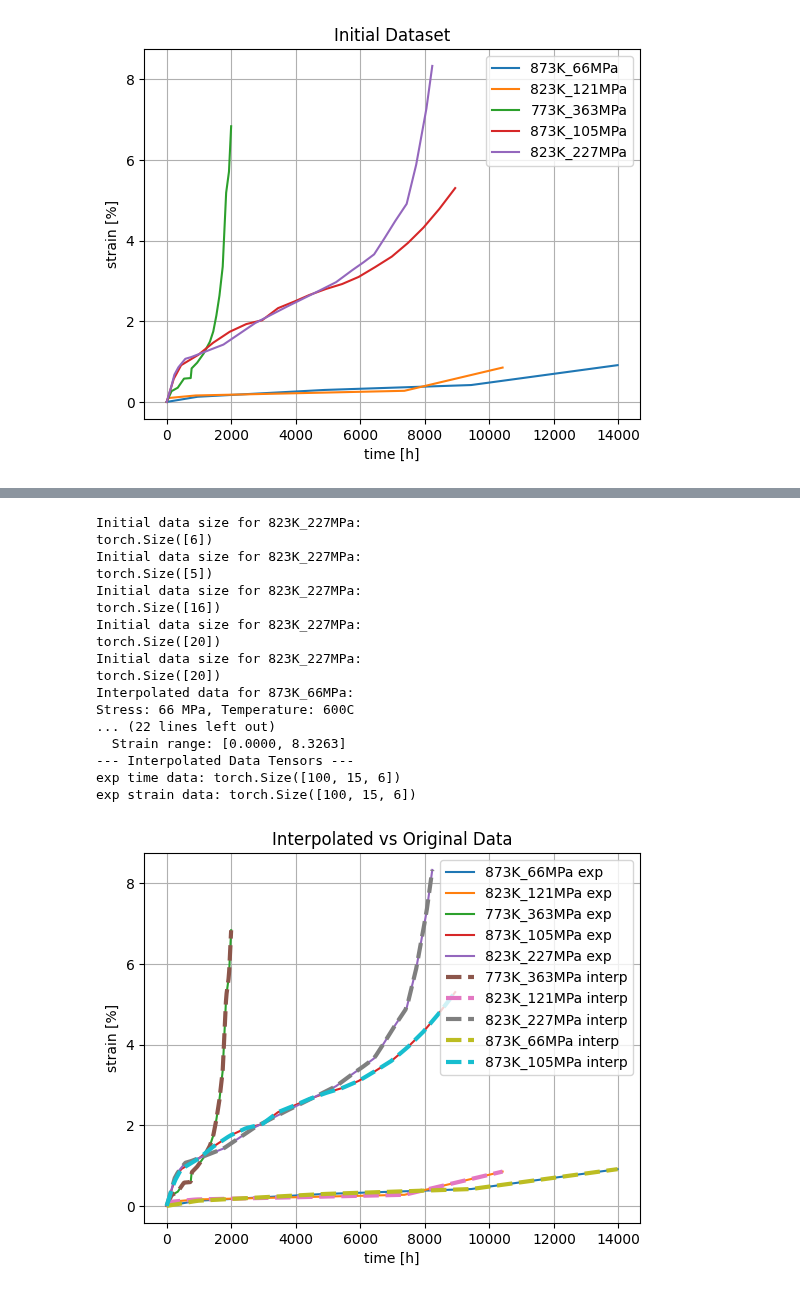
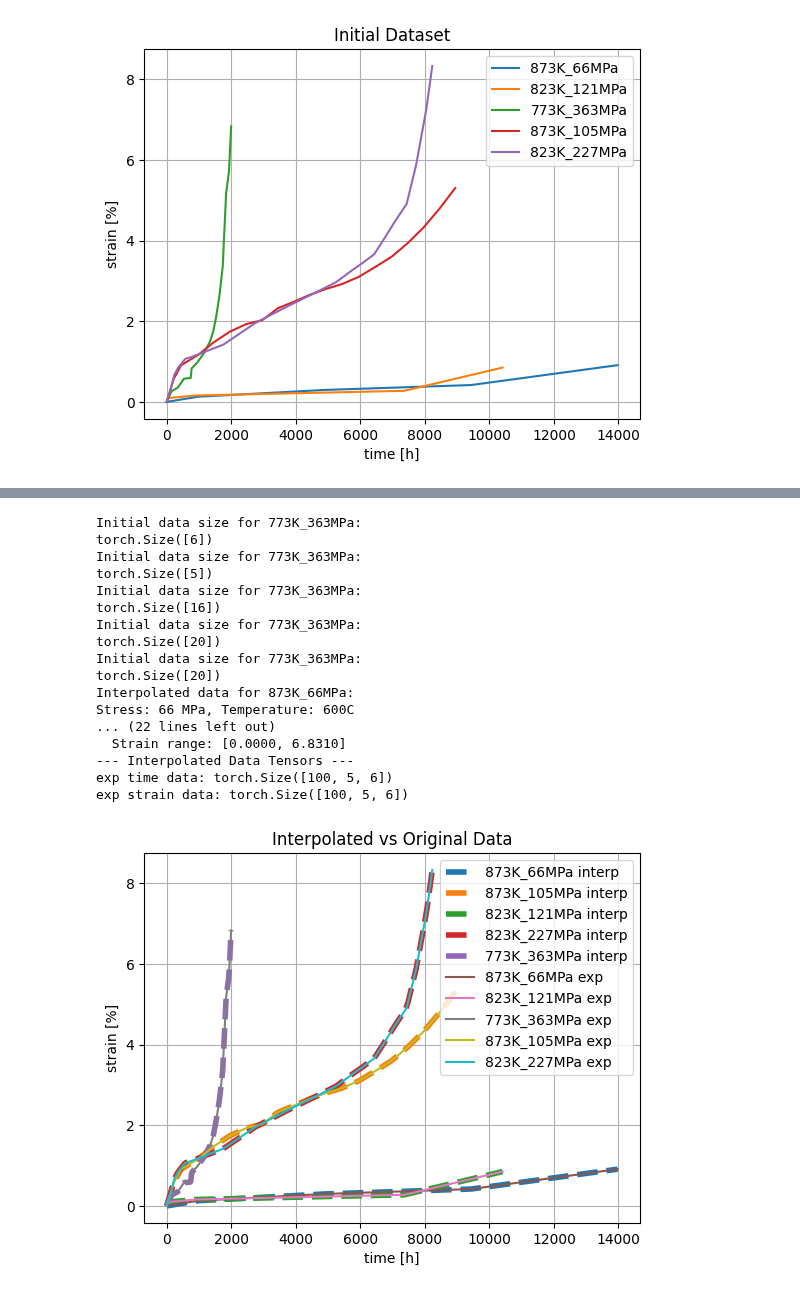
Before and after one commit to ColinMG2/neml2, a Jupyter notebook: cmg_projects/example_creep_deterministic.ipynb, the cells around one changed output, grey strips where cells are left out. Cells and saved outputs as stored; diff of their text form; code cells hidden in the pictures.

```diff
--- a/cmg_projects/example_creep_deterministic.ipynb
+++ b/cmg_projects/example_creep_deterministic.ipynb
@@ -81,12 +81,15 @@ plt.show()
 823K_227MPa: 227 MPa, 550C
 [figure]
 # %%
-nrate = 5
-ntemperature = 3
-nbatch = nrate * ntemperature
+nbatch = 5  # Number of actual experimental conditions
 ntime = 100
-stresses = torch.tensor([66, 105, 121, 227, 363], device=device)
-temperatures = torch.tensor([773, 823, 873], device=device)
-temperatures = temperatures - 273
-print(f"--- Initial Experimental Conditions ---\nuniaxial stresses:\n{stresses}\ntemperatures:\n{temperatures}")
+exp_conditions = [
+    ('873K_66MPa', 66, 600),
+    ('873K_105MPa', 105, 600),
+    ('823K_121MPa', 121, 550),
+    ('823K_227MPa', 227, 550),
+    ('773K_363MPa', 363, 500)
+]
+for batch_idx, (label, stress, temperature) in enumerate(exp_conditions):
+    print(f"{label}: {stress} MPa, {temperature}C")
 # %% [output]
@@ -131,11 +166,8 @@ for stress_label in time_data:
 exp_time_data = torch.zeros_like(loading, device=device)
 exp_strain_data = torch.zeros_like(loading, device=device)
 
-for label, (stress_val, temp_val) in stress_temp_map.items():
-    stress_idx = (stresses == stress_val).nonzero(as_tuple=True)[0].item()
-    temp_idx = (temperatures == temp_val).nonzero(as_tuple=True)[0].item()
-    batch_idx = temp_idx * nrate + stress_idx
-
+plt.figure()
+for batch_idx, (label, stress_val, temp_val) in enumerate(exp_conditions):
     min_time = time_data[label].min().item()
     max_time = time_data[label].max().item()
 
@@ -146,55 +178,44 @@ for label, (stress_val, temp_val) in stress_temp_map.items():
     exp_strain_data[:, batch_idx, 0] = torch.tensor(interp_strain, device=device)
     exp_time_data[:, batch_idx, 0] = time_values
 
     print(f"Interpolated data for {label}:")
     print(f"Stress: {stress_val} MPa, Temperature: {temp_val}C")
     print(f"Batch index: {batch_idx}")
     print(f"  Time range: [{exp_time_data[:, batch_idx, 0].min():.4f}, {exp_time_data[:, batch_idx, 0].max():.4f}]")
     print(f"  Strain range: [{exp_strain_data[:, batch_idx, 0].min():.4f}, {exp_strain_data[:, batch_idx, 0].max():.4f}]")
-
-batch_to_label = {}
-for label, (stress_val, temp_val) in stress_temp_map.items():
-    stress_idx = (stresses == stress_val).nonzero(as_tuple=True)[0].item()
-    temp_idx = (temperatures == temp_val).nonzero(as_tuple=True)[0].item()
-    batch_idx = temp_idx * nrate + stress_idx
-    batch_to_label[batch_idx] = label
-
+    plt.plot(exp_time_data[:, batch_idx, 0].cpu().numpy(), exp_strain_data[:, batch_idx, 0].cpu().numpy(),'--',lw=4, label=f"{label} interp")
 print("--- Interpolated Data Tensors ---")
 print(f"exp time data: {exp_time_data.shape}")
 print(f"exp strain data: {exp_strain_data.shape}")
 
-plt.figure()
+
 for stress_label in strain_data:
     plt.plot(time_data[stress_label].cpu().numpy(), strain_data[stress_label].cpu().numpy(), label=f'{stress_label} exp')
-for i in range(nbatch):
-    if exp_time_data[:, i, 0].abs().sum() > 0:
-        batch_label = batch_to_label[i]
-        plt.plot(exp_time_data[:, i, 0].cpu().numpy(), exp_strain_data[:, i, 0].cpu().numpy(), '--', linewidth=3, label=f'{batch_label} interp')
 plt.xlabel('time [h]')
 plt.ylabel('strain [%]')
 plt.title('Interpolated vs Original Data')
 plt.grid()
 plt.legend()
 plt.show()
 # %% [output]
-Initial data size for 823K_227MPa:
+Initial data size for 773K_363MPa:
 torch.Size([6])
-Initial data size for 823K_227MPa:
+Initial data size for 773K_363MPa:
 torch.Size([5])
-Initial data size for 823K_227MPa:
+Initial data size for 773K_363MPa:
 torch.Size([16])
-Initial data size for 823K_227MPa:
+Initial data size for 773K_363MPa:
 torch.Size([20])
-Initial data size for 823K_227MPa:
+Initial data size for 773K_363MPa:
 torch.Size([20])
 Interpolated data for 873K_66MPa:
 Stress: 66 MPa, Temperature: 600C
 ... (22 lines left out)
-  Strain range: [0.0000, 8.3263]
+  Strain range: [0.0000, 6.8310]
 --- Interpolated Data Tensors ---
-exp time data: torch.Size([100, 15, 6])
-exp strain data: torch.Size([100, 15, 6])
+exp time data: torch.Size([100, 5, 6])
+exp strain data: torch.Size([100, 5, 6])
-[figure, old version]
+[figure, new version]
 # %%
 class SolveStrain(torch.nn.Module):
     """Just integrate the model through some strain history
```
Also changed, not shown: parts of 5 cells of this notebook, 7 other files.
